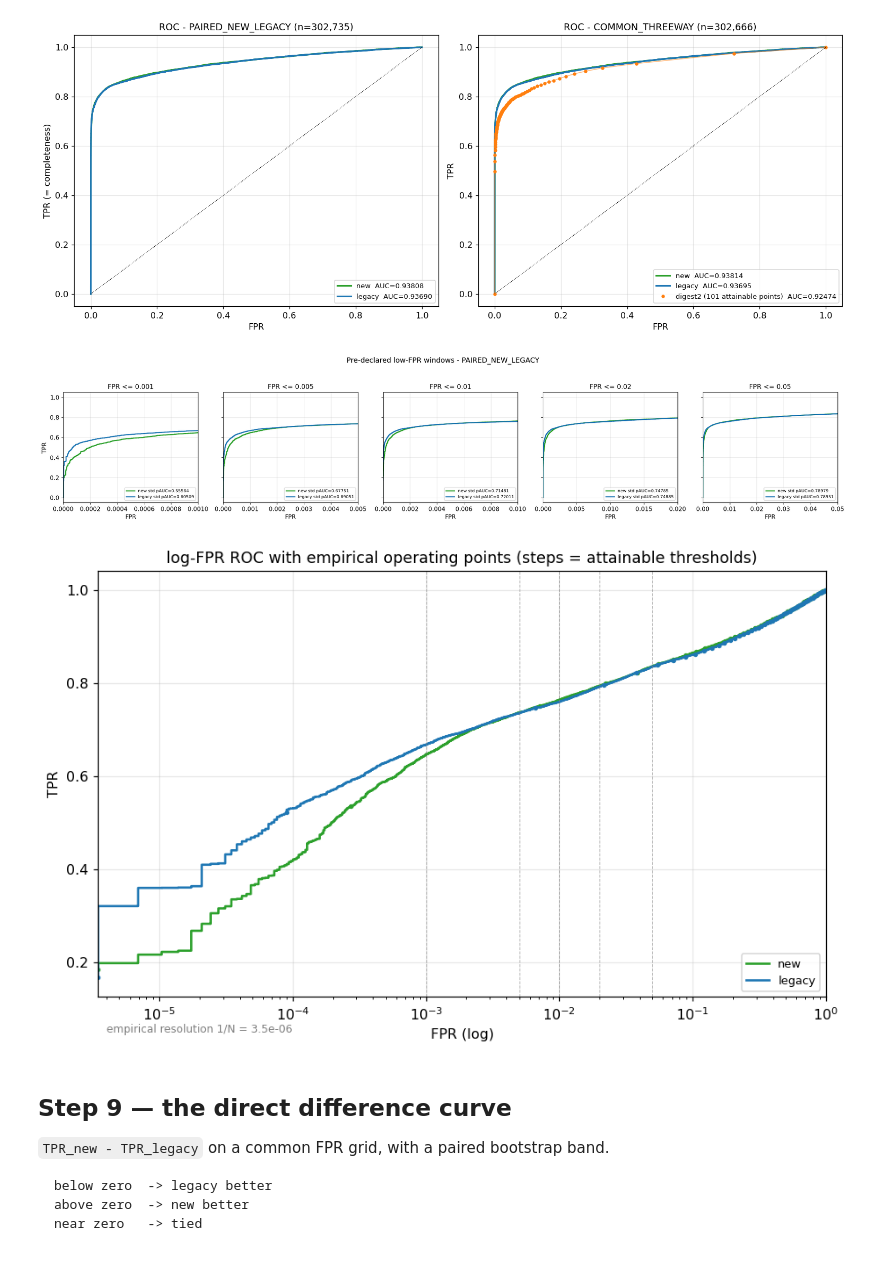
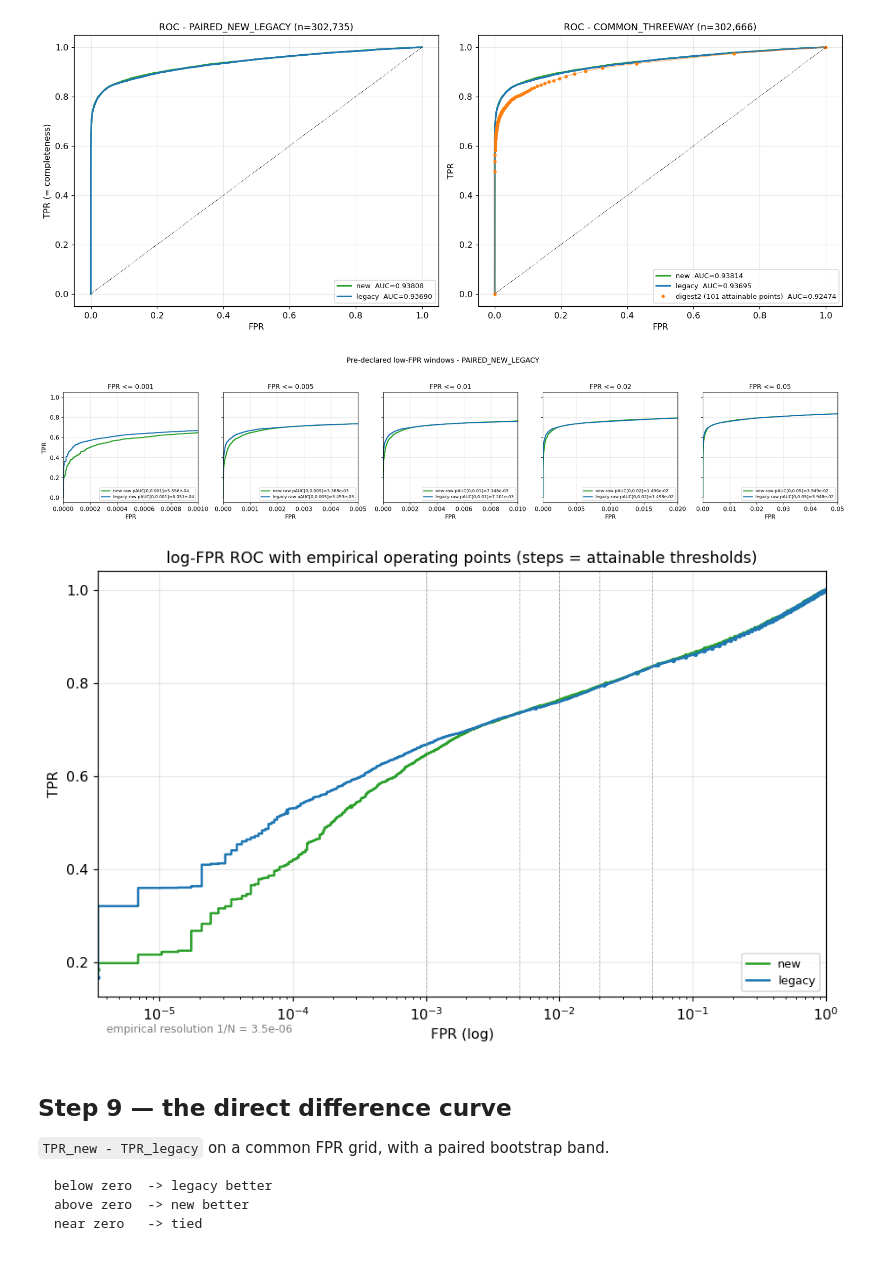
Before and after one commit to devanshi-s04/neomod, a Jupyter notebook: notebooks/validation/neomod3_new_vs_legacy_score_regime.ipynb, the cells around one changed output. Cells and saved outputs as stored; diff of their text form; code cells hidden in the pictures.

Commit message:
notebook for checking legacy vs new

```diff
--- a/notebooks/validation/neomod3_new_vs_legacy_score_regime.ipynb
+++ b/notebooks/validation/neomod3_new_vs_legacy_score_regime.ipynb
@@ -325,29 +325,25 @@ def auc_w(y, s, w):
     fpr, tpr, _ = roc_w(y, s, w)
     return float(np.trapezoid(tpr, fpr))
 
-def pauc_w(y, s, w, L):
-    """FROZEN CONVENTION - a verbatim port of pauc_std() in pipeline/test2_merge_evaluate.py,
-    which produced the sealed TEST2 headline numbers. Prepend the origin, integrate only over
-    ATTAINABLE points with FPR <= L, divide by L. Returns (raw, standardized)."""
+def pauc_raw(y, s, w, L):
+    """UNNORMALIZED partial area under the ROC over the interval FPR in [0, L].
+    Integrated over ATTAINABLE operating points only, with the origin prepended; the curve stops
+    at the last attainable point, which sits just below L. No rescaling of any kind is applied.
+
+    The maximum attainable value is L itself, so a raw pAUC is only interpretable against the
+    interval it was computed over. Never compare a raw pAUC at one L with a raw pAUC at another L."""
     fpr, tpr, _ = roc_w(y, s, w)
-    m = fpr <= L
-    if m.sum() < 2: return np.nan, np.nan
-    f = np.concatenate([[0.0], fpr[m]]); t = np.concatenate([[0.0], tpr[m]])
-    raw = float(np.trapezoid(t, f))
-    return raw, raw/L
+    f_ = np.concatenate([[0.0], fpr]); t_ = np.concatenate([[0.0], tpr])
+    m = f_ <= L
+    if m.sum() < 2: return np.nan
+    return float(np.trapezoid(t_[m], f_[m]))
 
-def pauc_endpoint(y, s, w, L):
-    """SENSITIVITY VARIANT - same, but the curve is extended by linear interpolation to
-    exactly FPR = L before integrating, so the numerator spans the full width of the L denominator.
-    Reported alongside the frozen convention; never substituted for it."""
-    fpr, tpr, _ = roc_w(y, s, w)
-    m = fpr <= L
-    f, t = fpr[m], tpr[m]
-    if f.size == 0: return 0.0, 0.0
-    if f[-1] < L and fpr[-1] > L:
-        f = np.append(f, L); t = np.append(t, np.interp(L, fpr, tpr))
-    raw = float(np.trapezoid(t, f))
-    return raw, raw/L
+def pauc_historical_normalized(y, s, w, L):
+    """raw / L. Retained for ONE purpose: reproducing the historical sealed headline values
+    0.71476 / 0.72007 produced by pauc_std() in pipeline/test2_merge_evaluate.py. It is not used
+    for any conclusion, figure, bootstrap deliverable or decision in this notebook."""
+    r = pauc_raw(y, s, w, L)
+    return r/L if np.isfinite(r) else np.nan
 
 def tpr_at_fpr(y, s, w, L):
     fpr, tpr, _ = roc_w(y, s, w)
@@ -731,33 +734,33 @@ plt.tight_layout(); plt.savefig(FIG/"05_roc_full.png", dpi=130, bbox_inches="tig
 # %%
 fig, ax = plt.subplots(1,len(FPR_LIMITS), figsize=(20,4.0), sharey=True)
 for a_, L in zip(ax, FPR_LIMITS):
     for nm,sv,c in (("new",sn,C_NEW),("legacy",sl,C_LEG)):
         f_,t_,_ = roc_w(y,sv,w)
         a_.plot(f_,t_,lw=1.8,color=c,
-                label=f"{nm} std pAUC={pauc_w(y,sv,w,L)[1]:.5f}")
+                label=f"{nm} raw pAUC[0,{L}]={pauc_raw(y,sv,w,L):.3e}")
     a_.set_xlim(0,L); a_.set_xlabel("FPR"); a_.legend(loc="lower right", fontsize=7.5)
     a_.set_title(f"FPR <= {L}")
 ax[0].set_ylabel("TPR")
 fig.suptitle("Pre-declared low-FPR windows - PAIRED_NEW_LEGACY", y=1.04)
 plt.tight_layout(); plt.savefig(FIG/"06_roc_lowfpr.png", dpi=130, bbox_inches="tight"); plt.show()
 
 fig, ax = plt.subplots(figsize=(8.5,5.4))
 for nm,sv,c in (("new",sn,C_NEW),("legacy",sl,C_LEG)):
     f_,t_,_ = roc_w(y,sv,w)
     keep = f_ >= FPR_FLOOR
     ax.step(f_[keep], t_[keep], where="post", lw=1.7, color=c, label=nm)
     ax.plot(f_[keep][::max(1,keep.sum()//60)], t_[keep][::max(1,keep.sum()//60)],
             "o", ms=2.5, color=c)
 ax.set_xscale("log"); ax.set_xlim(FPR_FLOOR, 1.0)
 ax.axvline(FPR_FLOOR, color="grey", ls=":", lw=1)
 ax.text(FPR_FLOOR*1.15, 0.05, f"empirical resolution 1/N = {FPR_FLOOR:.1e}", fontsize=8, color="grey")
 for L in FPR_LIMITS: ax.axvline(L, color="grey", ls="--", lw=0.6, alpha=0.6)
 ax.set_xlabel("FPR (log)"); ax.set_ylabel("TPR")
 ax.set_title("log-FPR ROC with empirical operating points (steps = attainable thresholds)")
 ax.legend(loc="lower right")
 plt.tight_layout(); plt.savefig(FIG/"07_roc_logfpr.png", dpi=130, bbox_inches="tight"); plt.show()
 # %% [output]
-[figure, old version]
+[figure, new version]
 [figure]
 # %% [markdown]
 ## Step 9 — the direct difference curve
```
Also changed, not shown: parts of 13 cells of this notebook, 19 other files.
